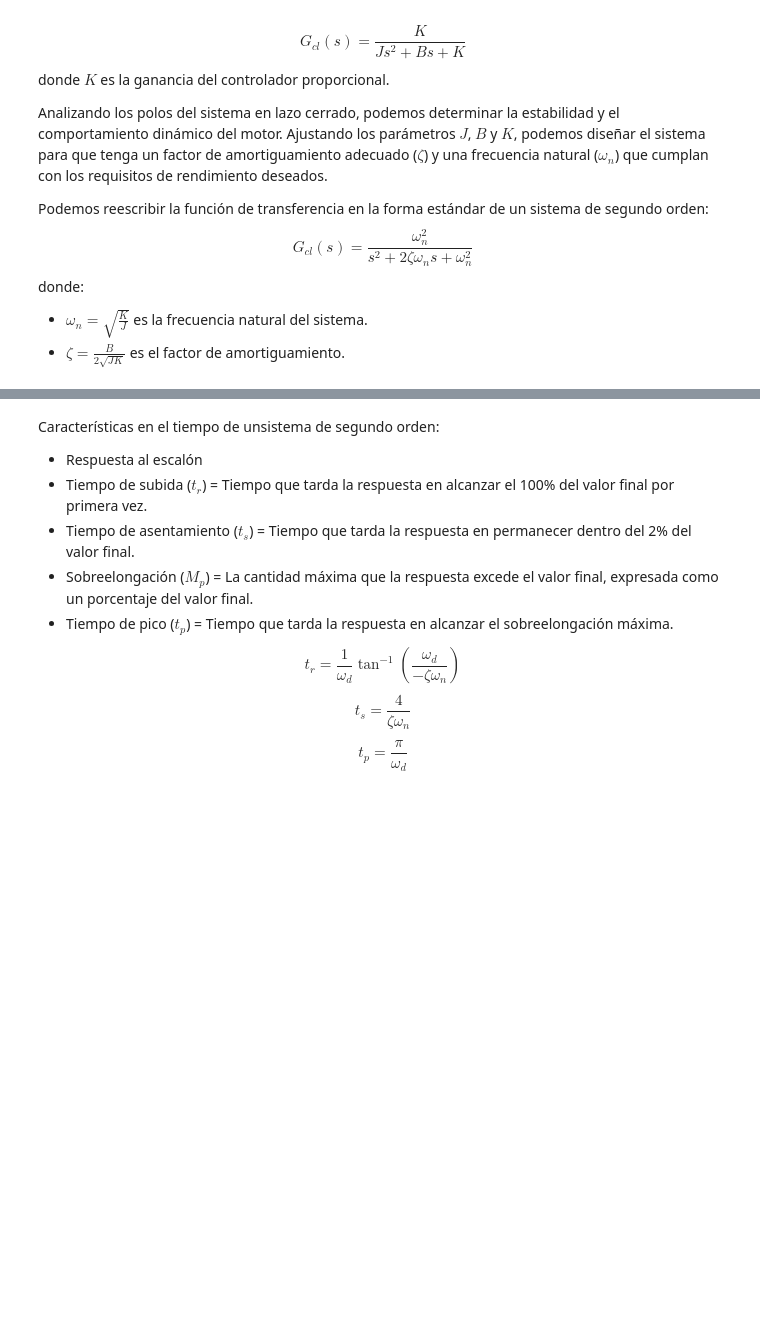
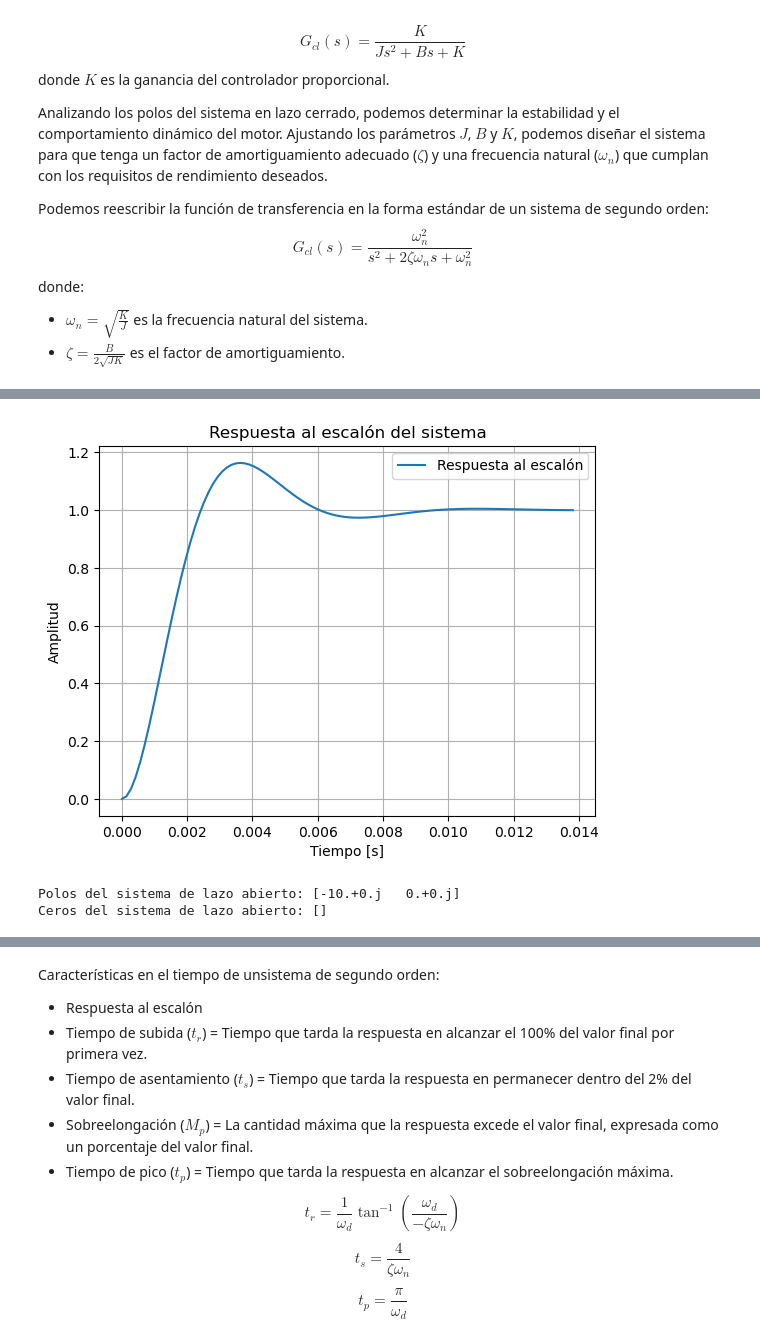
Before and after one commit to cjuarezramos/MMS022025, a Jupyter notebook: Laboratorios/L0402_SistemaSegundoOrden.ipynb, the cells around one changed output, grey strips where cells are left out. Saved outputs shown, nothing was run; the diff lists cells and outputs as text; code cells hidden in the pictures; blank space fills up the shorter version.

```diff
--- a/Laboratorios/L0402_SistemaSegundoOrden.ipynb
+++ b/Laboratorios/L0402_SistemaSegundoOrden.ipynb
@@ -131,3 +153,14 @@ plt.show()
+# %%
+t,y = ct.step_response(sys)
+plt.plot(t,y, label='Respuesta al escalón')
+plt.xlabel('Tiempo [s]')
+plt.ylabel('Amplitud')
+plt.title('Respuesta al escalón del sistema')
+plt.legend()
+plt.grid()
+plt.show()
+# %% [output]
+[figure, added]
 # %%
 # Función de transferencia de lazo abierto
 K = 1
@@ -135,7 +168,14 @@ B = 0.1
 J = 0.01
 num_ol = [K]
 den_ol = [J, B, 0]
-
+G = ct.tf(num_ol, den_ol)
 # Polos y ceros del sistema de lazo abierto
+polos = G.poles()
+ceros = G.zeros()
+print("Polos del sistema de lazo abierto:", polos)
+print("Ceros del sistema de lazo abierto:", ceros)
+# %% [output]
+Polos del sistema de lazo abierto: [-10.+0.j   0.+0.j]
+Ceros del sistema de lazo abierto: []
 # %%
 # respuesta al escalón del sistema de lazo abierto
```
Also changed, not shown: parts of 6 cells of this notebook, 3 other files.
